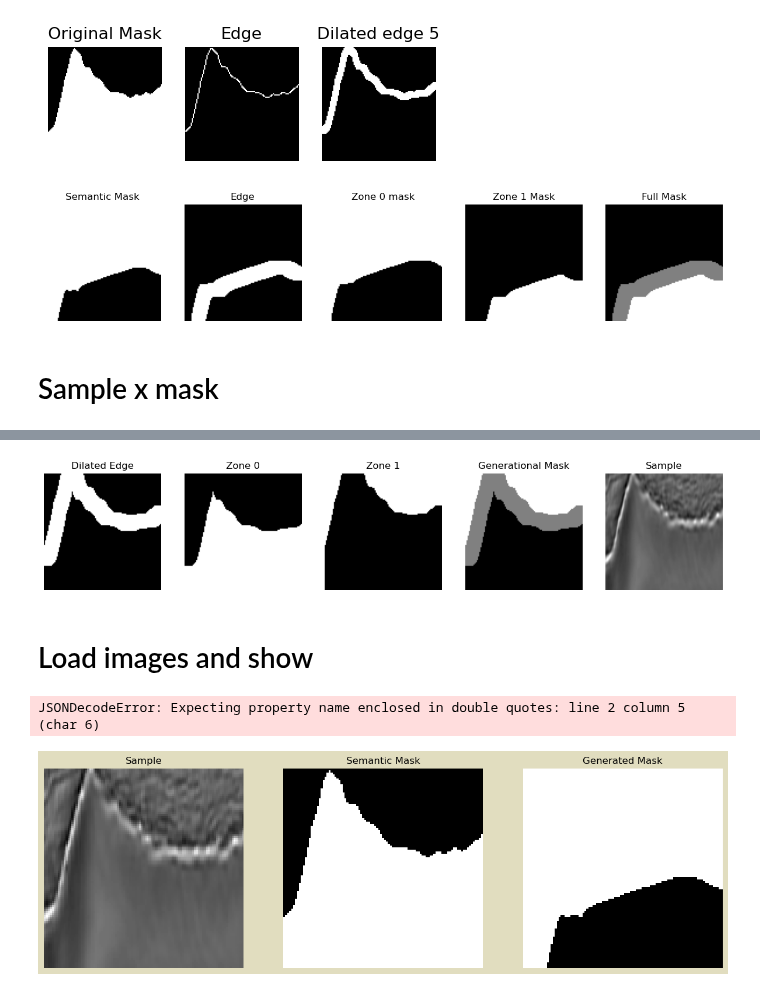
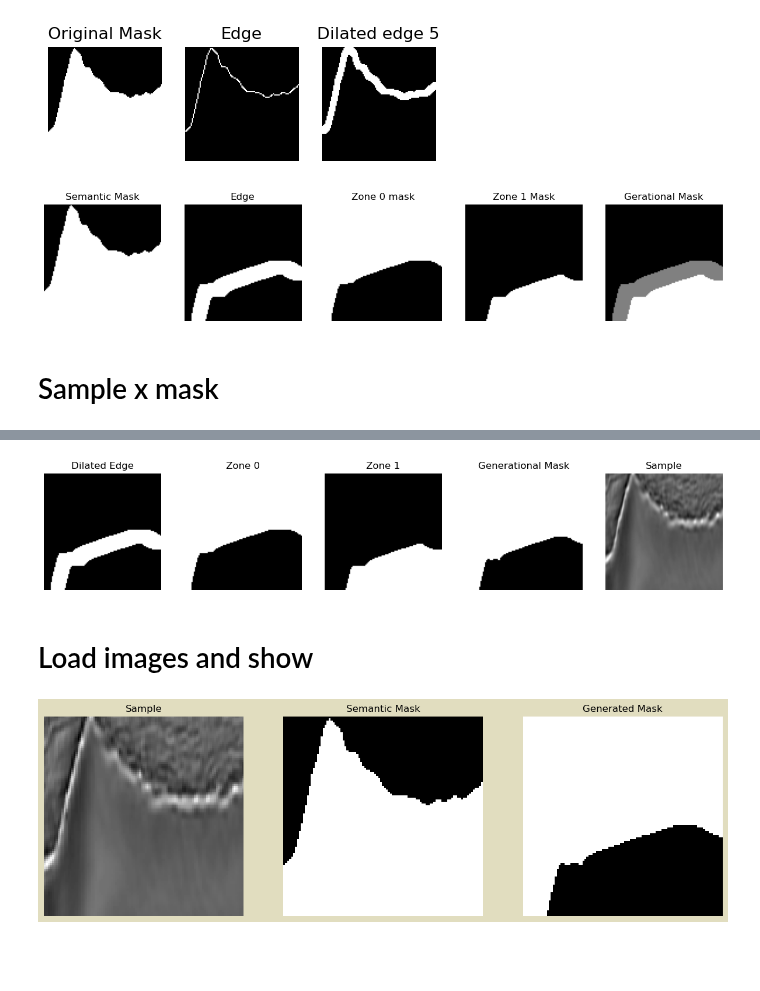
Before and after one commit to lucterres/textureSSD, a Jupyter notebook: msk morf ops.ipynb, the cells around one changed output, grey strips where cells are left out. Cells and saved outputs as stored; diff of their text form; code cells hidden in the pictures; blank space fills up the shorter version.

```diff
--- a/msk morf ops.ipynb
+++ b/msk morf ops.ipynb
@@ -104,7 +34,7 @@ sample = sample / 255.
 #show dilated_edge, semantic_mask, reduced_semantic_mask, reduced_inverted_mask
 plt.figure(figsize=(15,15))
 
-plt.subplot(151),plt.imshow(semantic_mask,cmap = 'gray')
+plt.subplot(151),plt.imshow(sample_semantic_mask,cmap = 'gray')
 plt.title('Semantic Mask'), plt.xticks([]), plt.yticks([])
 plt.axis('off')
 plt.subplot(152),plt.imshow(dilated_edge,cmap = 'gray')
@@ -121,7 +51,7 @@ plt.title('Gerational Mask'), plt.xticks([]), plt.yticks([])
 plt.axis('off')
 plt.show()
 # %% [output]
-[figure, old version]
+[figure, new version]
 # %%
 def create_Masks(semantic_mask):
     # Calculating Masks
@@ -179,35 +121,24 @@ sample_path="tgs_salt/1bd1c8c771.png"
 sample_semantic_mask_path="tgs_salt/1bd1c8c771Mask.png"
 generat_mask_path="tgs_salt/0bdd44d530Mask.png"
 # %%
-dilated_edge, zone0, zone1, generat_mask = create_Masks(sample_semantic_mask_path)
-#show images
-#show images
 plt.figure(figsize=(15,15))
 plt.subplot(151),plt.imshow(dilated_edge,cmap = 'gray')
 plt.title('Dilated Edge'), plt.xticks([]), plt.yticks([])
 plt.axis('off')
 plt.subplot(152),plt.imshow(zone0,cmap = 'gray')
 plt.title('Zone 0'), plt.xticks([]), plt.yticks([])
 plt.axis('off')
 plt.subplot(153),plt.imshow(zone1,cmap = 'gray')
 plt.title('Zone 1'), plt.xticks([]), plt.yticks([])
 plt.axis('off')
 plt.subplot(154),plt.imshow(generat_mask,cmap = 'gray')
 plt.title('Generational Mask'), plt.xticks([]), plt.yticks([])
 plt.axis('off')
 plt.subplot(155),plt.imshow(sample,cmap = 'gray')
 plt.title('Sample'), plt.xticks([]), plt.yticks([])
 plt.axis('off')
 plt.show()
 # %% [output]
-[figure, old version]
+[figure, new version]
 # %% [markdown]
 # Load images and show
-# %%
-#load launch.json
-#load launch.json
-import json
-with open('launch.json') as json_file:
-    data = json.load(json_file)
-# %% [output]
-JSONDecodeError: Expecting property name enclosed in double quotes: line 2 column 5 (char 6)
```
Also changed, not shown: parts of 13 cells of this notebook, 3 other files.
